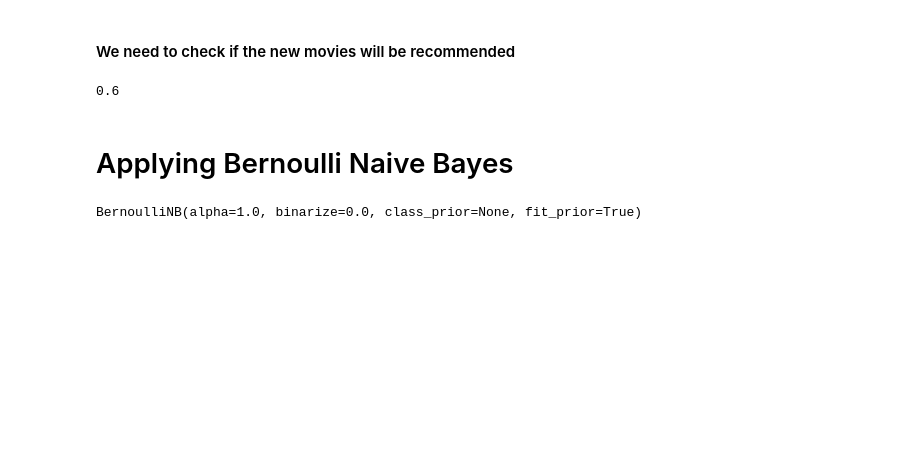
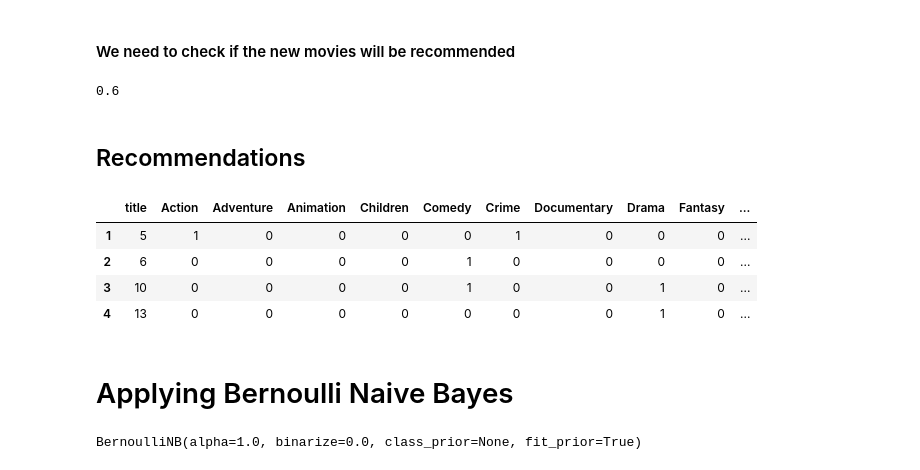
Before and after one commit to jpsmedeiros/machine-learning, a Jupyter notebook: recommender.ipynb, the cells around one changed output. Saved outputs shown, nothing was run; the diff lists cells and outputs as text; code cells hidden in the pictures; blank space fills up the shorter version.

Commit message:
Recommendations

```diff
--- a/recommender.ipynb
+++ b/recommender.ipynb
@@ -191,6 +191,24 @@ knn.predict([infos])[0]
 accuracy_score(y_validation, knn.predict(X_validation))
 # %% [output]
 0.6
+# %% [markdown]
+## Recommendations
+# %%
+#Shows recommended movies
+l = bnb.predict(X_validation)
+index = []
+rec = X_validation
+for i in range(len(l)):
+    if(l[i]!=1):
+        index.append(i)
+rec = rec.drop(rec.index[[index]])
+rec
+# %% [output]
+|  | title | Action | Adventure | Animation | Children | Comedy | Crime | Documentary | Drama | Fantasy | ... |
+| 1 | 5 | 1 | 0 | 0 | 0 | 0 | 1 | 0 | 0 | 0 | ... |
+| 2 | 6 | 0 | 0 | 0 | 0 | 1 | 0 | 0 | 0 | 0 | ... |
+| 3 | 10 | 0 | 0 | 0 | 0 | 1 | 0 | 0 | 1 | 0 | ... |
+| 4 | 13 | 0 | 0 | 0 | 0 | 0 | 0 | 0 | 1 | 0 | ... |
 # %% [markdown]
 # Applying Bernoulli Naive Bayes
 # %%
```
Also changed, not shown: parts of 2 cells of this notebook.
